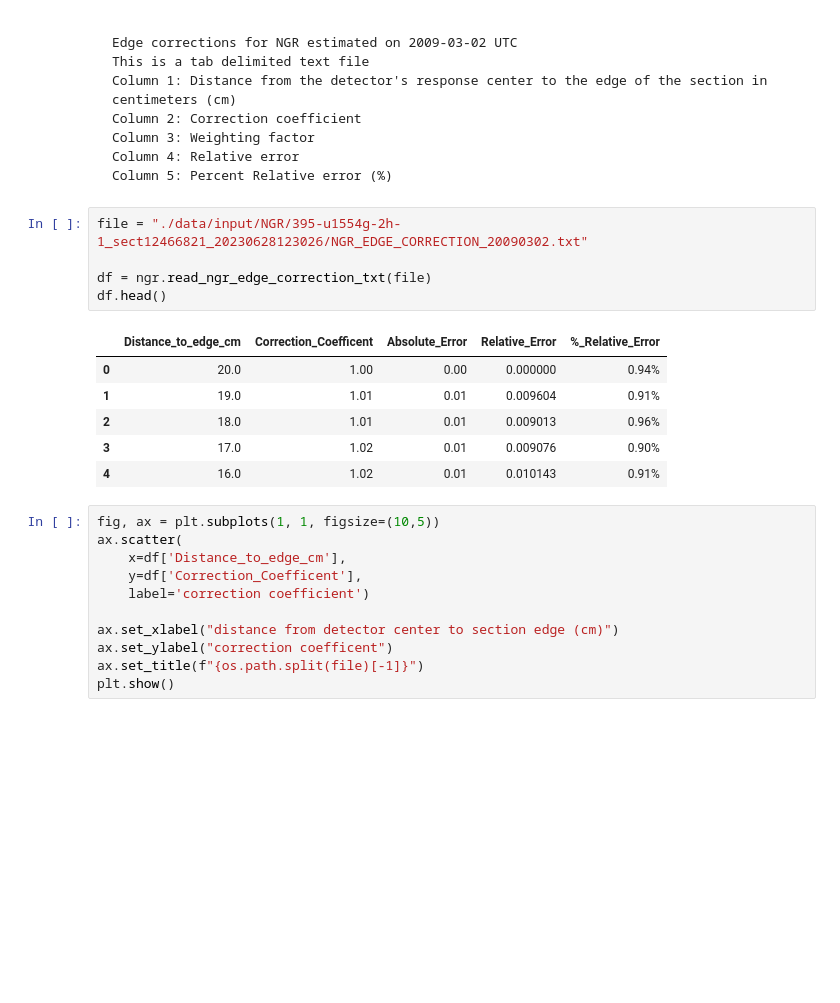
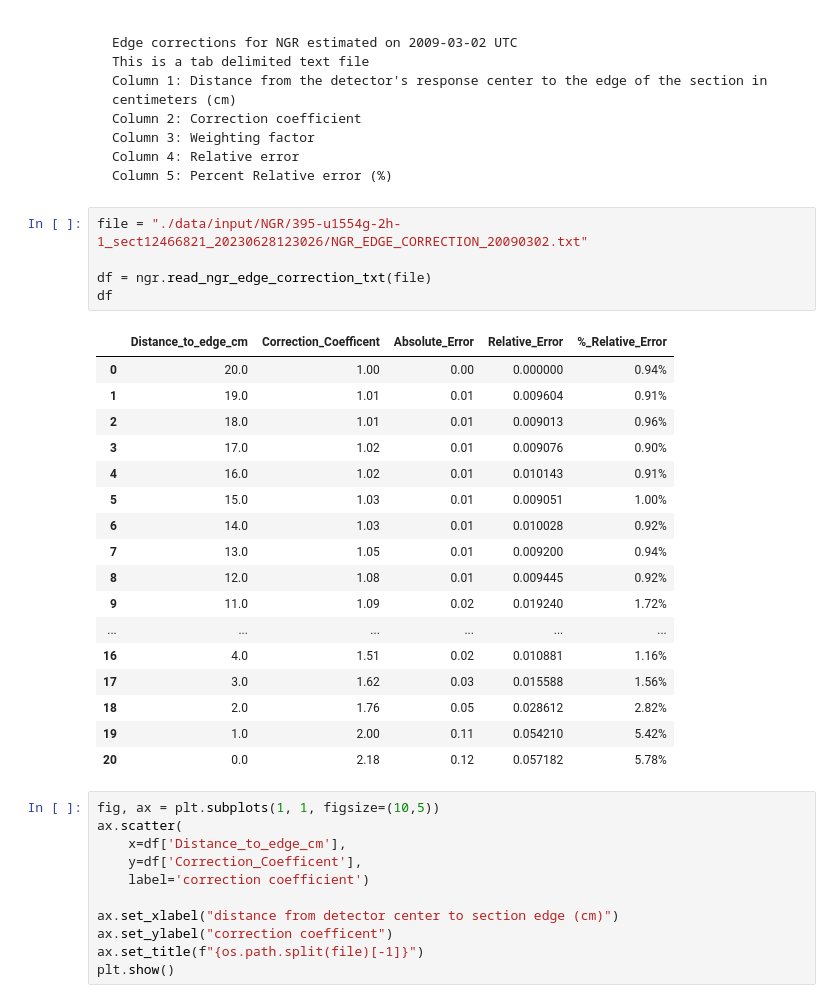
Before and after one commit to IODP/SOD-Laboratory, a Jupyter notebook: PhysicalProperties/notebooks/ngr.ipynb, the cells around one changed output. Cells and saved outputs as stored; diff of their text form; blank space fills up the shorter version.

```diff
--- a/PhysicalProperties/notebooks/ngr.ipynb
+++ b/PhysicalProperties/notebooks/ngr.ipynb
@@ -223,15 +247,26 @@ Column 5: Percent Relative error (%)
 # %%
 file = "./data/input/NGR/395-u1554g-2h-1_sect12466821_20230628123026/NGR_EDGE_CORRECTION_20090302.txt"
 
 df = ngr.read_ngr_edge_correction_txt(file)
-df.head()
+df
 # %% [output]
 |  | Distance_to_edge_cm | Correction_Coefficent | Absolute_Error | Relative_Error | %_Relative_Error |
 | 0 | 20.0 | 1.00 | 0.00 | 0.000000 | 0.94% |
 | 1 | 19.0 | 1.01 | 0.01 | 0.009604 | 0.91% |
 | 2 | 18.0 | 1.01 | 0.01 | 0.009013 | 0.96% |
 | 3 | 17.0 | 1.02 | 0.01 | 0.009076 | 0.90% |
 | 4 | 16.0 | 1.02 | 0.01 | 0.010143 | 0.91% |
+| 5 | 15.0 | 1.03 | 0.01 | 0.009051 | 1.00% |
+| 6 | 14.0 | 1.03 | 0.01 | 0.010028 | 0.92% |
+| 7 | 13.0 | 1.05 | 0.01 | 0.009200 | 0.94% |
+| 8 | 12.0 | 1.08 | 0.01 | 0.009445 | 0.92% |
+| 9 | 11.0 | 1.09 | 0.02 | 0.019240 | 1.72% |
+| ... | ... | ... | ... | ... | ... |
+| 16 | 4.0 | 1.51 | 0.02 | 0.010881 | 1.16% |
+| 17 | 3.0 | 1.62 | 0.03 | 0.015588 | 1.56% |
+| 18 | 2.0 | 1.76 | 0.05 | 0.028612 | 2.82% |
+| 19 | 1.0 | 2.00 | 0.11 | 0.054210 | 5.42% |
+| 20 | 0.0 | 2.18 | 0.12 | 0.057182 | 5.78% |
 # %%
 fig, ax = plt.subplots(1, 1, figsize=(10,5))
 ax.scatter(
```
Also changed, not shown: parts of 6 cells of this notebook, 14 other files.
